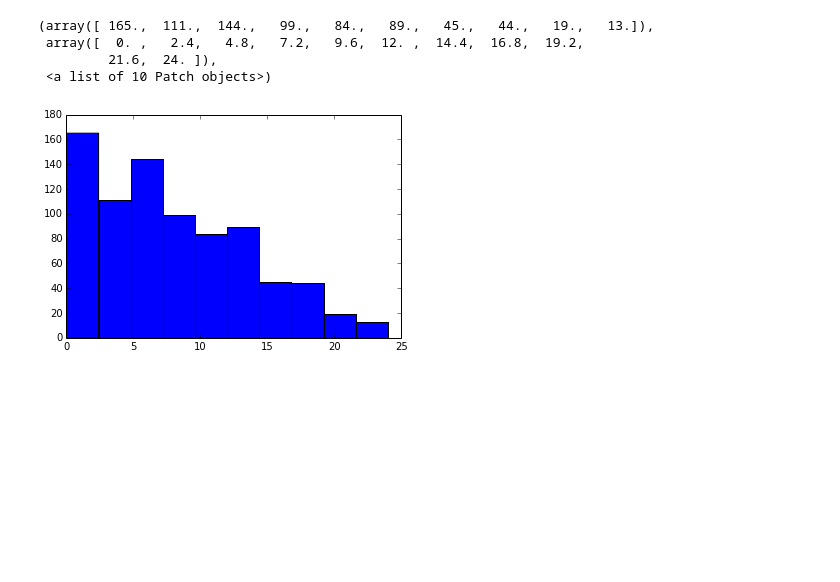
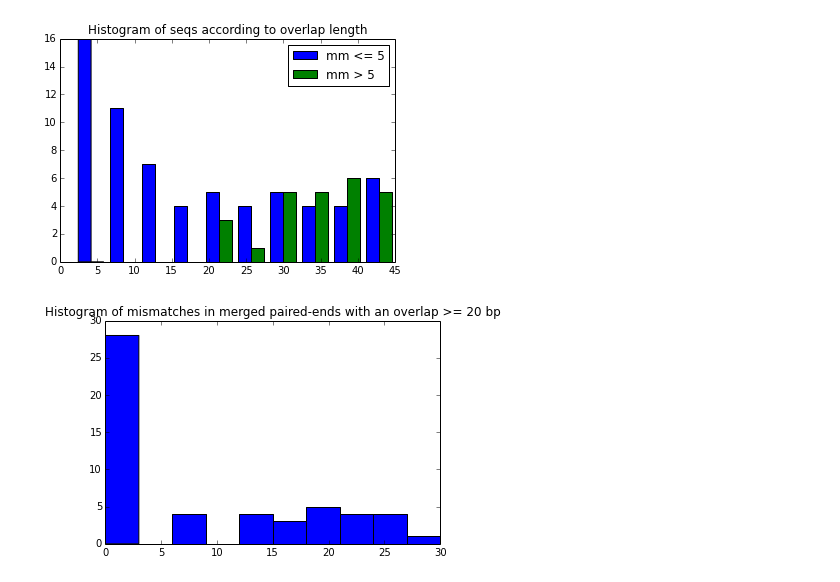
Before and after one commit to maubar/biotico-tools, a Jupyter notebook: ipython_nb/visualize_merged_paired_ends.ipynb, the cells around one changed output. Cells and saved outputs as stored; diff of their text form; code cells hidden in the pictures; blank space fills up the shorter version.

```diff
--- a/ipython_nb/visualize_merged_paired_ends.ipynb
+++ b/ipython_nb/visualize_merged_paired_ends.ipynb
@@ -136,8 +128,11 @@ plt.hist( align_len_np )
-# %%
-plt.hist( mismatch_np)
-# %% [output]
-(array([ 165.,  111.,  144.,   99.,   84.,   89.,   45.,   44.,   19.,   13.]),
- array([  0. ,   2.4,   4.8,   7.2,   9.6,  12. ,  14.4,  16.8,  19.2,
-         21.6,  24. ]),
- <a list of 10 Patch objects>)
-[figure, removed]
+# %%
+plt.hist(  (align_len_np[mismatch_np<=5],align_len_np[mismatch_np>5]), label=['mm <= 5', 'mm > 5' ])
+plt.legend()
+_ = plt.title("Histogram of seqs according to overlap length")
+# %% [output]
+[figure, added]
+# %%
+plt.hist( mismatch_np[align_len_np >= 20])
+_ = plt.title("Histogram of mismatches in merged paired-ends with an overlap >= 20 bp")
+# %% [output]
+[figure, added]
```
Also changed, not shown: parts of 11 cells of this notebook.
